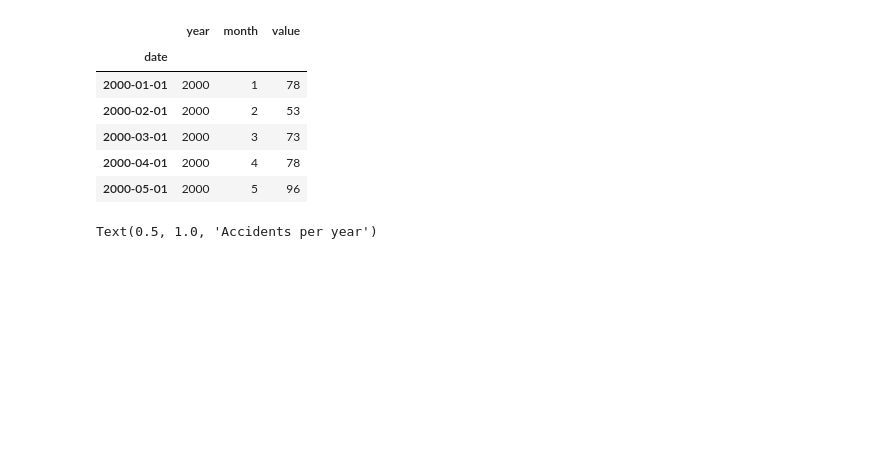
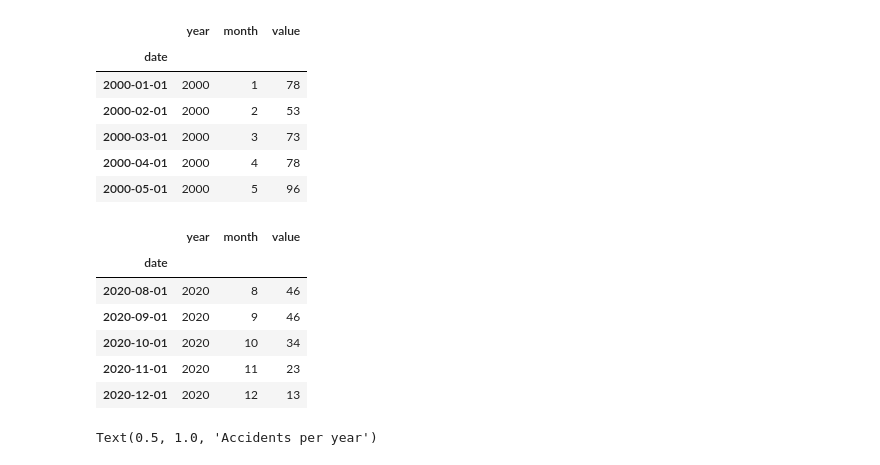
Before and after one commit to MarwaMohammad/accident_forecasting_using_LSTM, a Jupyter notebook: Insgesamt_Accidents_Analysis_and_Modeling.ipynb, the cells around one changed output. Drawn from its saved outputs; the diff is of its cells as text; code cells hidden in the pictures; blank space fills up the shorter version.

```diff
--- a/Insgesamt_Accidents_Analysis_and_Modeling.ipynb
+++ b/Insgesamt_Accidents_Analysis_and_Modeling.ipynb
@@ -141,6 +140,16 @@ df.head()
 | 2000-03-01 | 2000 | 3 | 73 |
 | 2000-04-01 | 2000 | 4 | 78 |
 | 2000-05-01 | 2000 | 5 | 96 |
+# %%
+df.tail()
+# %% [output]
+|  | year | month | value |
+| date |  |  |  |
+| 2020-08-01 | 2020 | 8 | 46 |
+| 2020-09-01 | 2020 | 9 | 46 |
+| 2020-10-01 | 2020 | 10 | 34 |
+| 2020-11-01 | 2020 | 11 | 23 |
+| 2020-12-01 | 2020 | 12 | 13 |
 # %%
 plt.figure(figsize=(25,8))
 plt.plot( df.groupby(by =['date'])['value'].sum())
```
Also changed, not shown: parts of 4 cells of this notebook, 5 other files.
